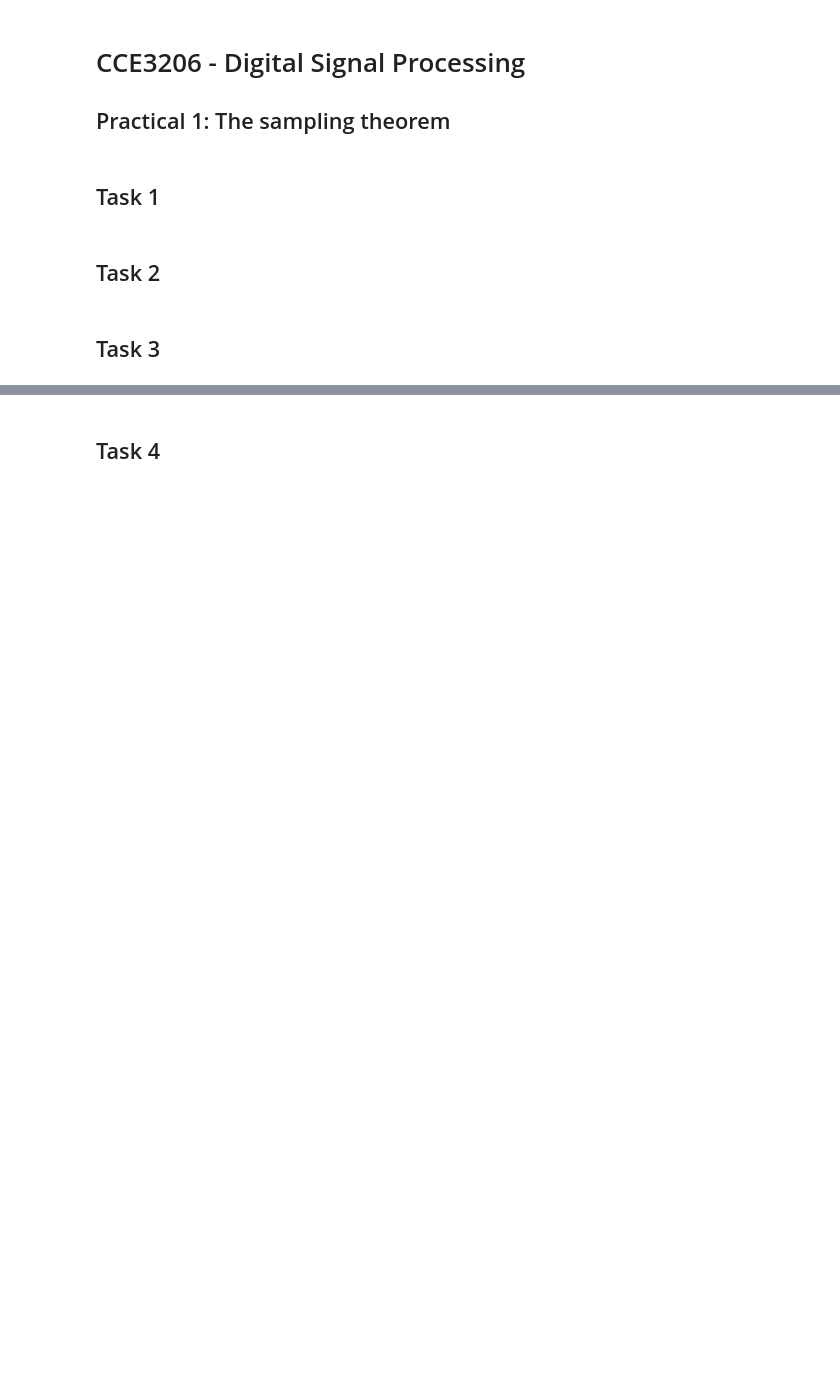
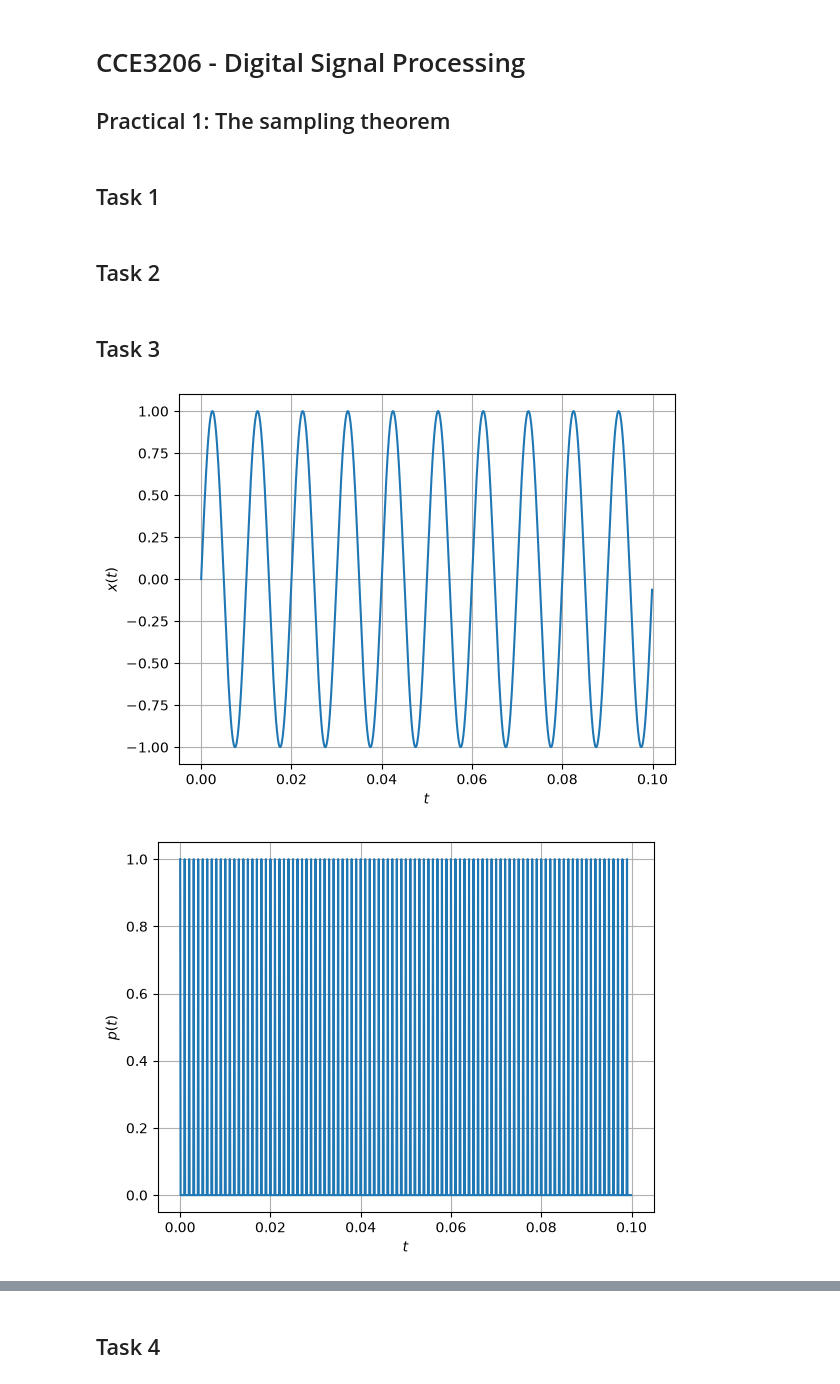
Before and after one commit to davgal27/Signal-Analysis, a Jupyter notebook: DSP-Sampling-Theorem/Practical-1.ipynb, the cells around one changed output, grey strips where cells are left out. Saved outputs shown, nothing was run; the diff lists cells and outputs as text; code cells hidden in the pictures; blank space fills up the shorter version.

```diff
--- a/DSP-Sampling-Theorem/Practical-1.ipynb
+++ b/DSP-Sampling-Theorem/Practical-1.ipynb
@@ -37,28 +37,58 @@ X = fft(x) / N
 # the power spectrum of X(F) is |X(F)|²
 Xp = np.abs(X) ** 2
 
-# Repeat for P(F) and Y(F)
+# Repeat for P(F) and Y(F):
+P = fft(p) / N
+Pp = np.abs(P) ** 2
+
+Y = fft(y) / N
+Yp = np.abs(Y) ** 2
 # %% [markdown]
 ## Task 3
 # %%
 import matplotlib.pyplot as plt
 
 # Plot x(t) against t
 fig, ax = plt.subplots()
 ax.plot(t, x)
 ax.set_xlabel('$t$')
 ax.set_ylabel('$x(t)$')
 ax.grid(True)
 
 # Repeat for p(t) and y(t)
+fig, ax = plt.subplots()
+ax.plot(t, p)
+ax.set_xlabel('$t$')
+ax.set_ylabel('$p(t)$')
+ax.grid(True)
+
+fig, ax = plt.subplots()
+ax.plot(t, y)
+ax.set_xlabel('$t$')
+ax.set_ylabel('$y(t)$')
+ax.grid(True)
 
 # Plot |X(F)|^2 against F
 fig, ax = plt.subplots()
 ax.stem(F, Xp)
 ax.set_xlabel('$F$')
 ax.set_ylabel('$|X(F)|^2$')
 ax.grid(True)
 
 # Repeat for |P(F)|^2 and |Y(F)|^2
+fig, ax = plt.subplots()
+ax.stem(F, Pp)
+ax.set_xlabel('$F$')
+ax.set_ylabel('$|P(F)|^2$')
+ax.grid(True)
+
+fig, ax = plt.subplots()
+ax.stem(F, Yp)
+ax.set_xlabel('$F$')
+ax.set_ylabel('$|Y(F)|^2$')
+ax.grid(True)
 
 plt.show()
+# %% [output]
+[figure, added]
+[figure, added]
```
Also changed, not shown: parts of 10 cells of this notebook.
